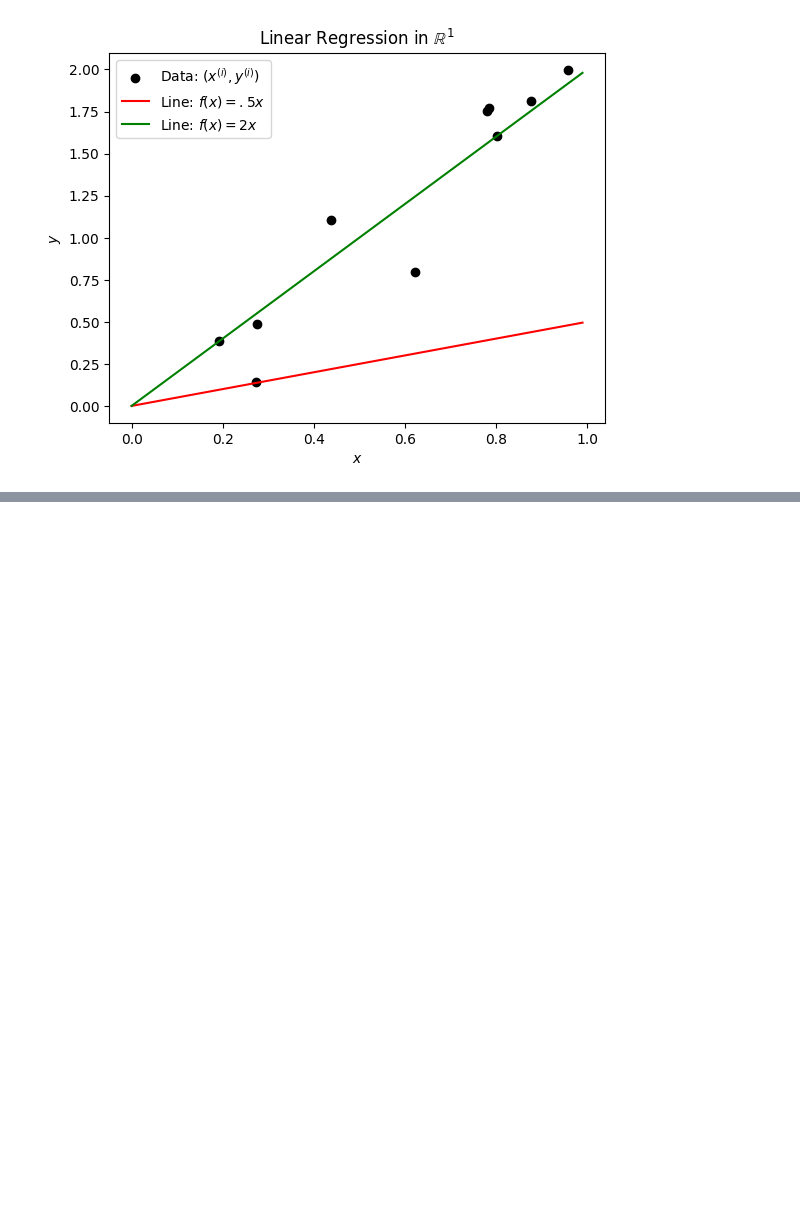
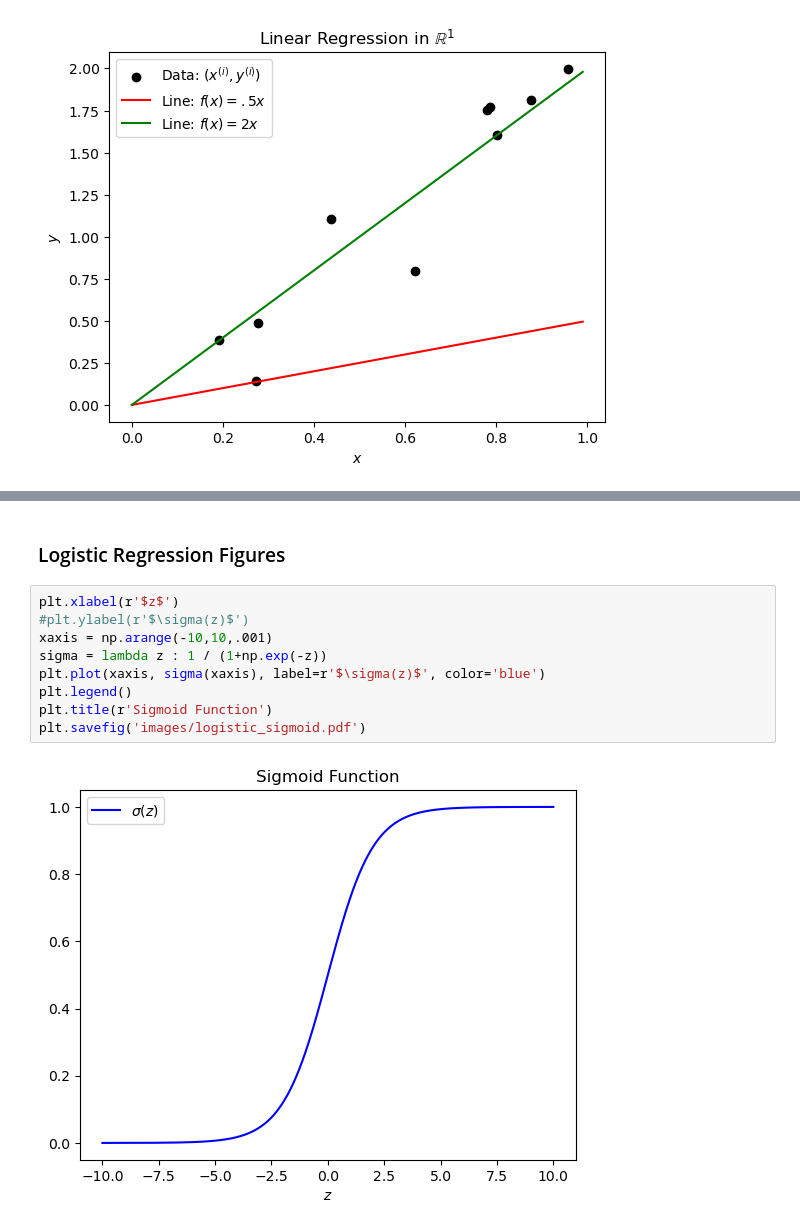
Before and after one commit to smid5/deeplearning2025, a Jupyter notebook: notes/code.ipynb, the cells around one changed output, grey strips where cells are left out. Saved outputs shown, nothing was run; the diff lists cells and outputs as text; blank space fills up the shorter version.

```diff
--- a/notes/code.ipynb
+++ b/notes/code.ipynb
@@ -70,0 +89,13 @@ plt.savefig('images/regression_2d.pdf', bbox_inches='tight')
+# %% [markdown]
+### Logistic Regression Figures
+# %%
+plt.xlabel(r'$z$')
+#plt.ylabel(r'$\sigma(z)$')
+xaxis = np.arange(-10,10,.001)
+sigma = lambda z : 1 / (1+np.exp(-z))
+plt.plot(xaxis, sigma(xaxis), label=r'$\sigma(z)$', color='blue')
+plt.legend()
+plt.title(r'Sigmoid Function')
+plt.savefig('images/logistic_sigmoid.pdf')
+# %% [output]
+[figure, added]
```
Also changed, not shown: parts of 4 cells of this notebook, 21 other files.
